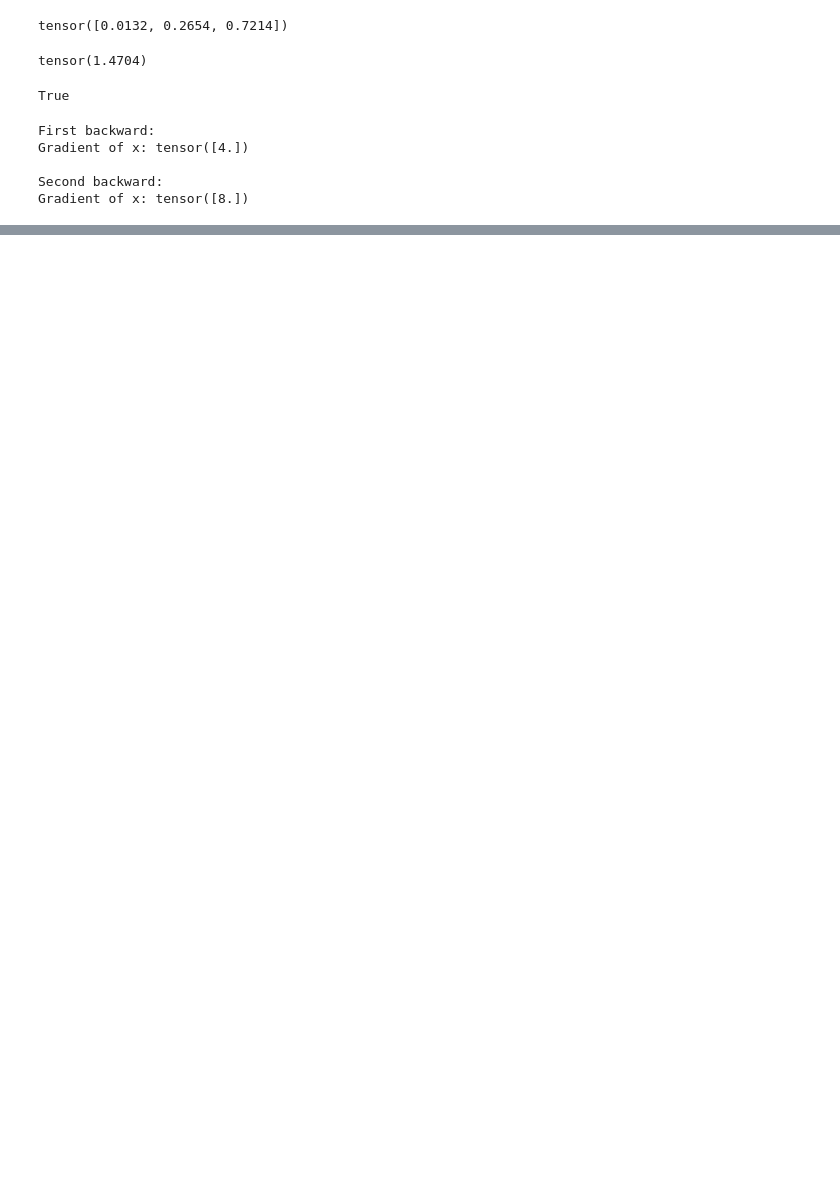
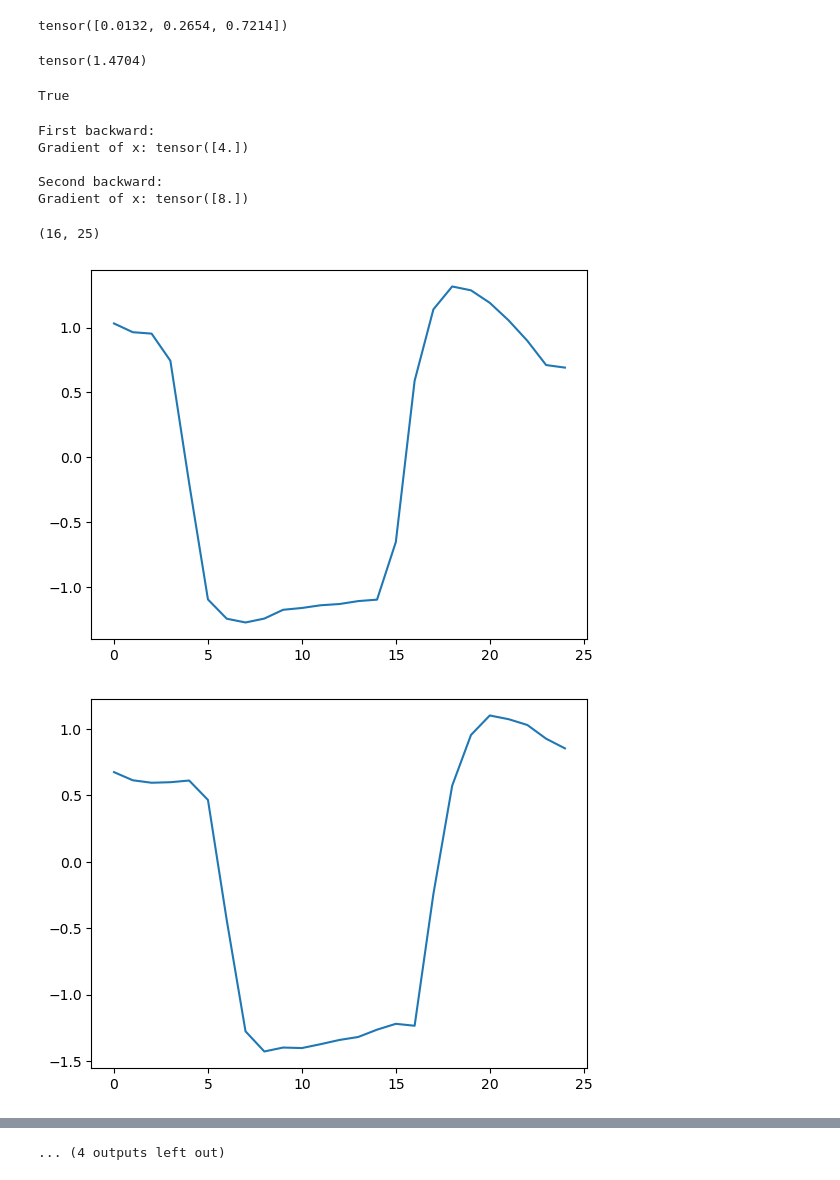
Before and after one commit to wangchz13/Anomaly-Transformer, a Jupyter notebook: test.ipynb, the cells around one changed output, grey strips where cells are left out. Saved outputs shown, nothing was run; the diff lists cells and outputs as text; code cells hidden in the pictures; blank space fills up the shorter version.

```diff
--- a/test.ipynb
+++ b/test.ipynb
@@ -44,3 +44,18 @@ Gradient of x: tensor([4.])
 
 Second backward:
 Gradient of x: tensor([8.])
+# %%
+import torch
+data = torch.load(r"D:\CODE\github\Anomaly-Transformer\0.tc")
+data = data.reshape(16,25).numpy()
+print(data.shape)
+# %% [output]
+(16, 25)
+# %%
+import matplotlib.pyplot as plt
+for i in range(len(data)):
+    plt.plot(data[i])
+    plt.show()
+# %% [output]
+[figure, added]
+[figure, added]
@@ -46,0 +72 @@ Gradient of x: tensor([8.])
+... (4 outputs left out)
```
Also changed, not shown: parts of 1 cell of this notebook, 3 other files.
